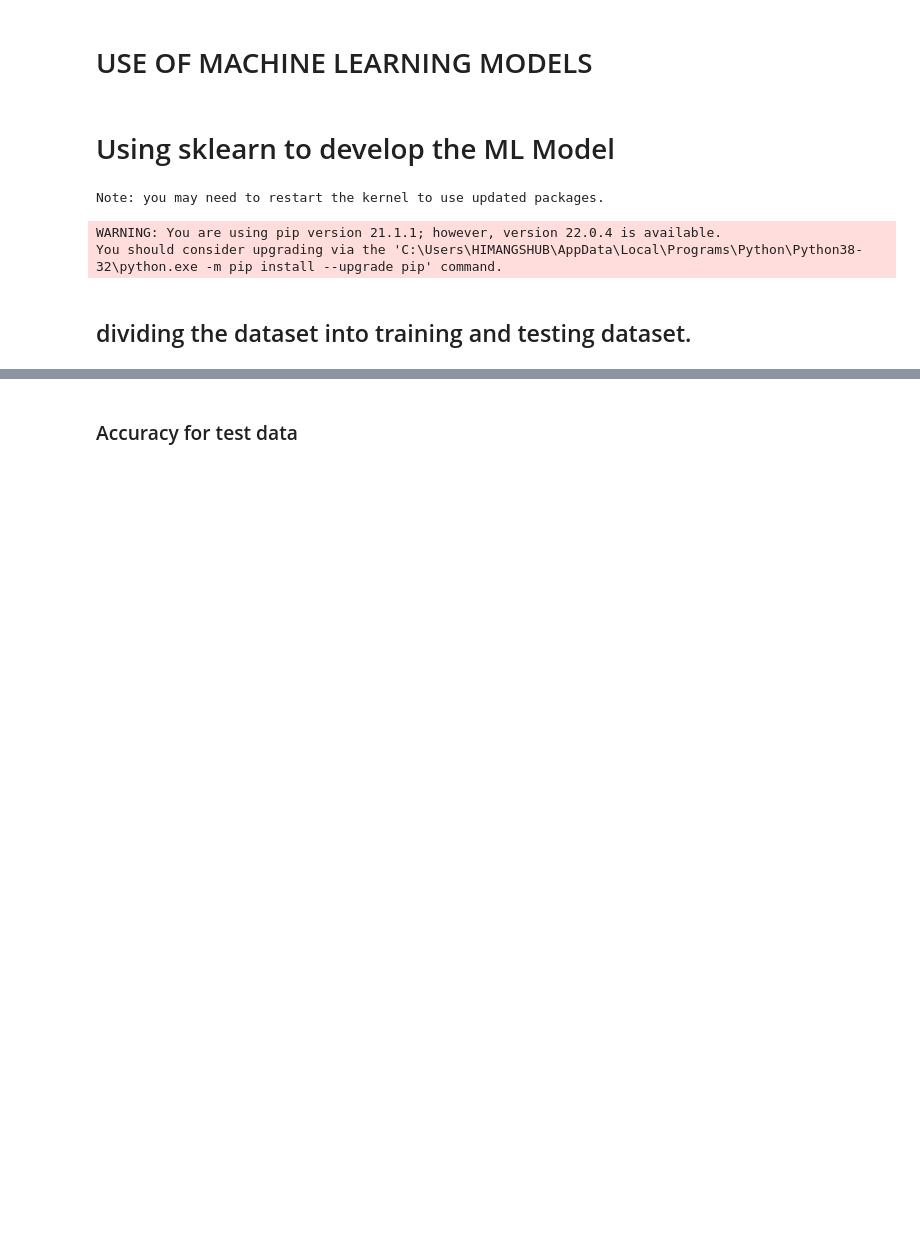
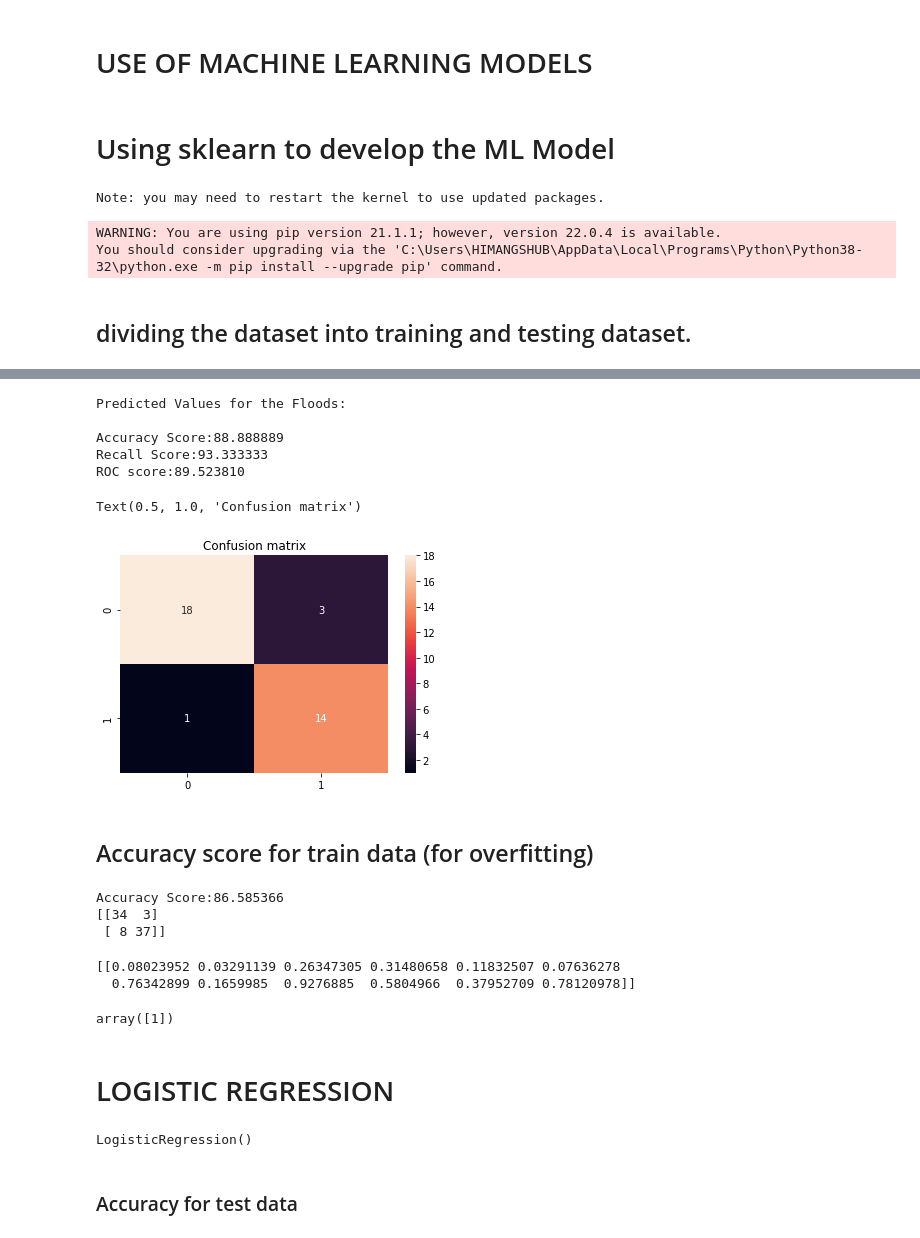
Before and after one commit to Himangshu1086/Flood-Prediction-Unit-Hydrography-and-ML, a Jupyter notebook: Flood_Prediction.ipynb, the cells around one changed output, grey strips where cells are left out. Saved outputs shown, nothing was run; the diff lists cells and outputs as text; code cells hidden in the pictures; blank space fills up the shorter version.

```diff
--- a/Flood_Prediction.ipynb
+++ b/Flood_Prediction.ipynb
@@ -207,6 +210,6 @@ data.iloc[0][2:14].sum()
 # %% [markdown]
 # Data for fitting the models
 # %%
-data_inputs=data.iloc[:,2:14]
-data_inputs.head()
+data_inputs=data.iloc[:,2:14].values
+print(data_inputs)
 # %% [output]
@@ -219,4 +223,4 @@ data_inputs.head()
 # %%
-data_outputs=data.iloc[:,-1]
-data_outputs.head()
+data_outputs=data.iloc[:,-1].values
+print(data_outputs)
 # %% [output]
@@ -633,3 +493,50 @@ lr_acc.mean()*100
+# %%
+import seaborn as sns
+print("Predicted Values for the Floods:")
+y_predict_std = model_knn_std.predict(x_test_normal)
+print("\nAccuracy Score:%f"%(accuracy_score(y_test,y_predict_std)*100))
+print("Recall Score:%f"%(recall_score(y_test,y_predict_std)*100))
+print("ROC score:%f"%(roc_auc_score(y_test,y_predict_std)*100))
+c_matrix = confusion_matrix(y_test,y_predict_std)
+sns.heatmap(data=c_matrix,annot=True)
+plt.title("Confusion matrix")
+# %% [output]
+Predicted Values for the Floods:
+
+Accuracy Score:88.888889
+Recall Score:93.333333
+ROC score:89.523810
+Text(0.5, 1.0, 'Confusion matrix')
+[figure, added]
+# %% [markdown]
+## Accuracy score for train data (for overfitting)
+# %%
+train_predict_std = model_knn_std.predict(x_train_normal)
+print("\nAccuracy Score:%f"%(accuracy_score(y_train,train_predict_std)*100))
+print(confusion_matrix(y_train,train_predict_std))
+# %% [output]
+Accuracy Score:86.585366
+[[34  3]
+ [ 8 37]]
+# %%
+test = minmax.transform([[6.7  , 2.6  , 57.3 ,  83.9 , 134.5 , 309.9 ,1205,   315.8 , 491.6 , 358.4, 158.3,  121.5]])
+print(test)
+model_knn_normal.predict(test)
+# %% [output]
+[[0.08023952 0.03291139 0.26347305 0.31480658 0.11832507 0.07636278
+  0.76342899 0.1659985  0.9276885  0.5804966  0.37952709 0.78120978]]
+array([1])
+# %% [markdown]
+# LOGISTIC REGRESSION
+# %%
+from sklearn.model_selection import cross_val_score,cross_val_predict
+from sklearn.linear_model import LogisticRegression
+lr = LogisticRegression()
+lr.fit(x_train_std,y_train)
+# lr_acc = cross_val_score(lr,x_train_std,y_train,cv=3,scoring='accuracy',n_jobs=-1)
+# lr_proba = cross_val_predict(lr,x_train_std,y_train,cv=3,method='predict_proba')
+# %% [output]
+LogisticRegression()
 # %% [markdown]
 ### Accuracy for test data
 # %%
```
Also changed, not shown: parts of 84 cells of this notebook, 1 other file.
